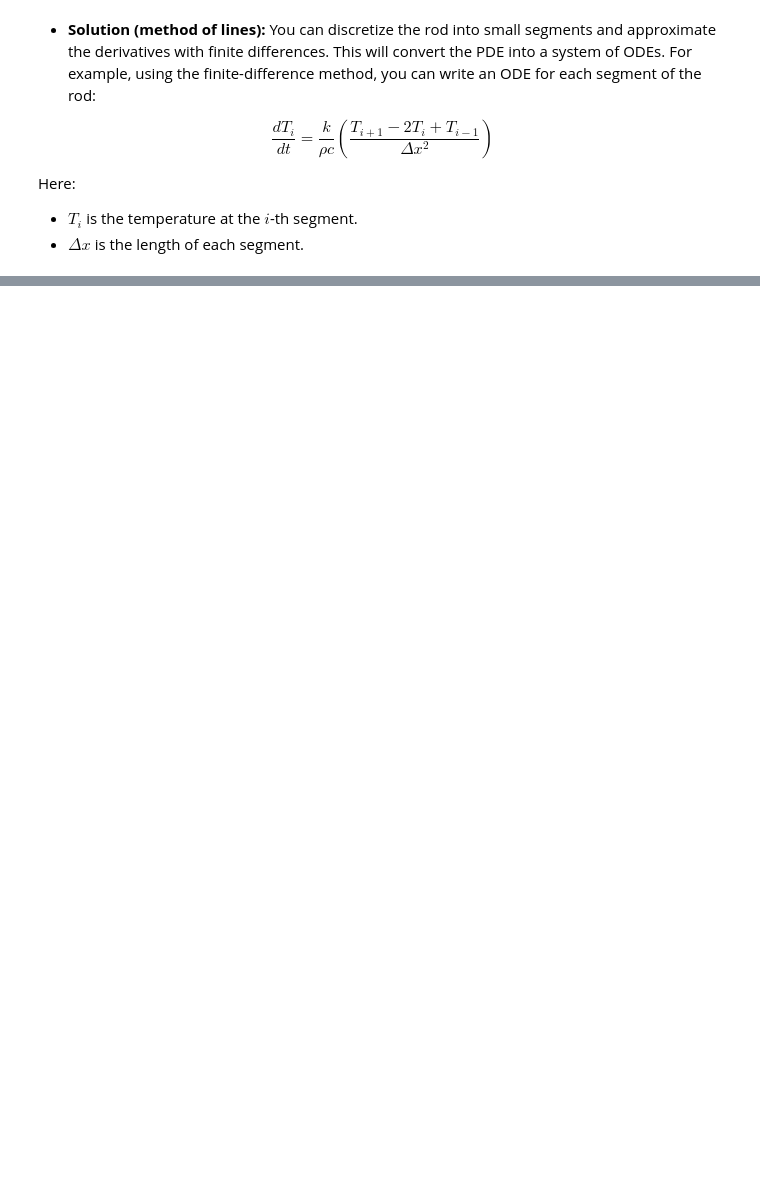
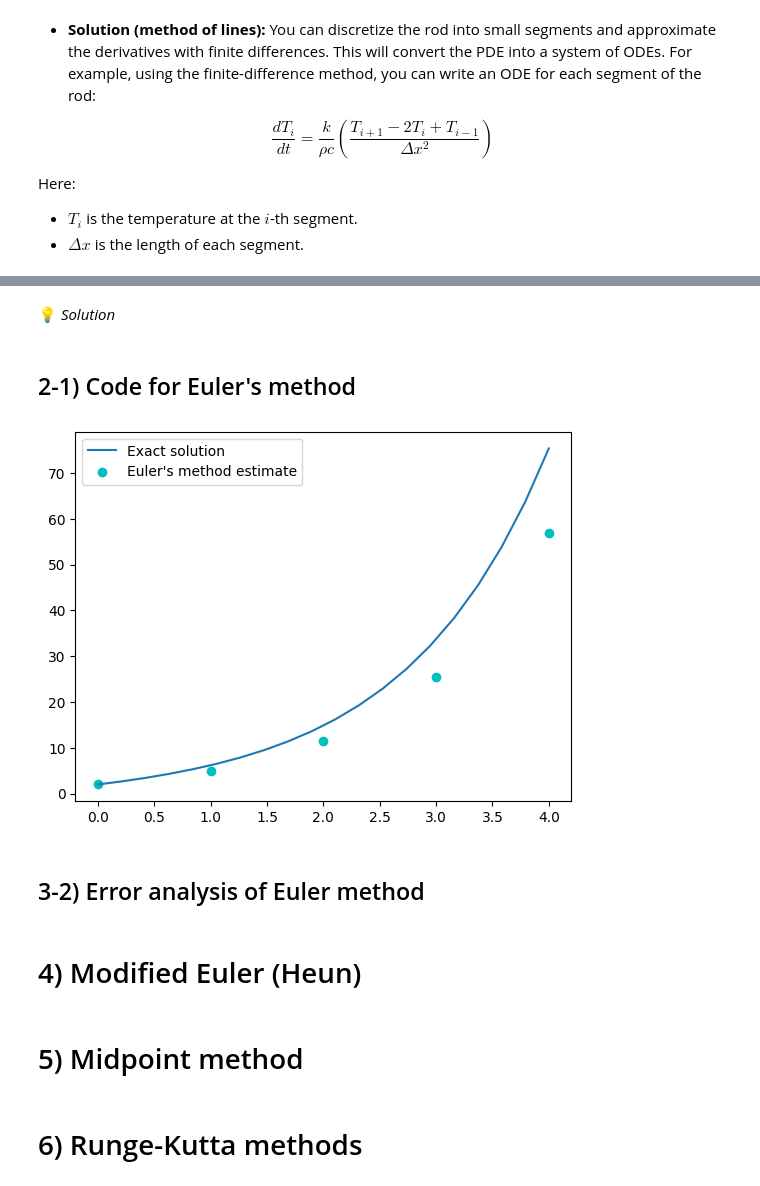
Before and after one commit to hamidrezanorouzi/numericalMethods, a Jupyter notebook: Lectures/Lecture08_solving_ODEs.ipynb, the cells around one changed output, grey strips where cells are left out. Drawn from its saved outputs; the diff is of its cells as text; code cells hidden in the pictures; blank space fills up the shorter version.

```diff
--- a/Lectures/Lecture08_solving_ODEs.ipynb
+++ b/Lectures/Lecture08_solving_ODEs.ipynb
@@ -114,0 +175,50 @@ Here:
+# %% [markdown]
+💡 *Solution*
+# %% [markdown]
+## 2-1) Code for Euler's method
+# %%
+import numpy as np
+
+def EulerMethod(dfx, y0, a, b , n):
+
+  h = (b-a)/n
+
+  y = np.zeros((n+1,))
+  x = np.zeros((n+1,))
+
+  y[0] = y0;
+  x[0] = a;
+
+  for i in range(n):
+    y[i+1] = y[i] + h * dfx(x[i],y[i])
+    x[i+1] = a + (i+1)*h;
+
+  return y, x
+# %%
+import matplotlib.pyplot as plt
+
+# ode
+example1Dfx = lambda t,y: 4*np.exp(0.8*t) - 0.5*y
+# solution of ode
+y , t = EulerMethod(example1Dfx, 2.0, 0.0, 4.0, 4)
+
+# exact solution
+fx_exact = lambda t : np.exp(-0.5*t) * (-1.07692 + 3.07692 * np.exp(1.3*t))
+tt = np.linspace(0,4,20)
+y_exact = [fx_exact(ti) for ti in tt]
+
+# plot
+plt.plot(tt,y_exact)
+plt.scatter(t,y,c='c')
+plt.legend(["Exact solution", "Euler's method estimate"])
+plt.show()
+# %% [output]
+[figure, added]
+# %% [markdown]
+## 3-2) Error analysis of Euler method
+# %% [markdown]
+# 4) Modified Euler (Heun)
+# %% [markdown]
+# 5) Midpoint method
+# %% [markdown]
+# 6) Runge-Kutta methods
```
Also changed, not shown: parts of 8 cells of this notebook.
